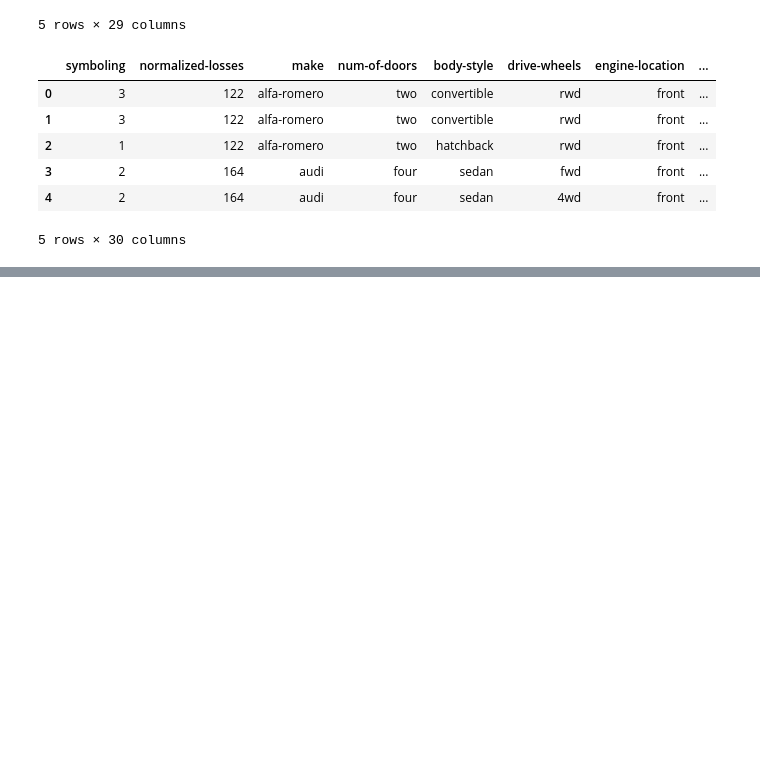
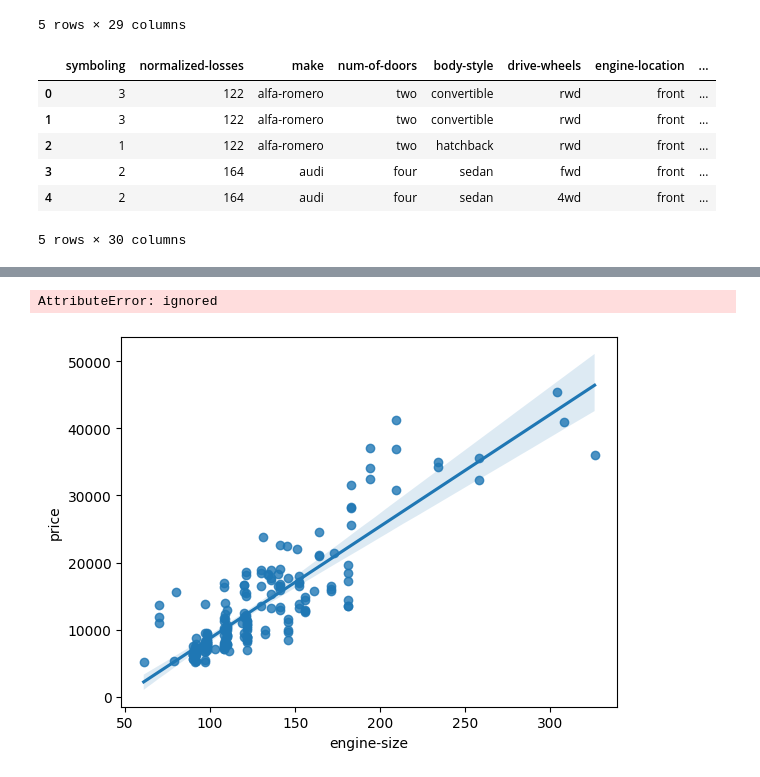
Before and after one commit to ndohvich/Projet_6_IBM, a Jupyter notebook: tp.ipynb, the cells around one changed output, grey strips where cells are left out. Drawn from its saved outputs; the diff is of its cells as text; code cells hidden in the pictures; blank space fills up the shorter version.

```diff
--- a/tp.ipynb
+++ b/tp.ipynb
@@ -348,0 +463,7 @@ data.to_csv('clean_df.csv')
+# %%
+#déterminons la relation entre la taille du moteur et le prix nous constatons une corrélation linéaire positive entre les deux
+sns.regplot(x="engine-size", y="price", data=data)
+plt.ylim(0,)
+# %% [output]
+AttributeError: ignored
+[figure, added]
```
Also changed, not shown: parts of 17 cells of this notebook.
